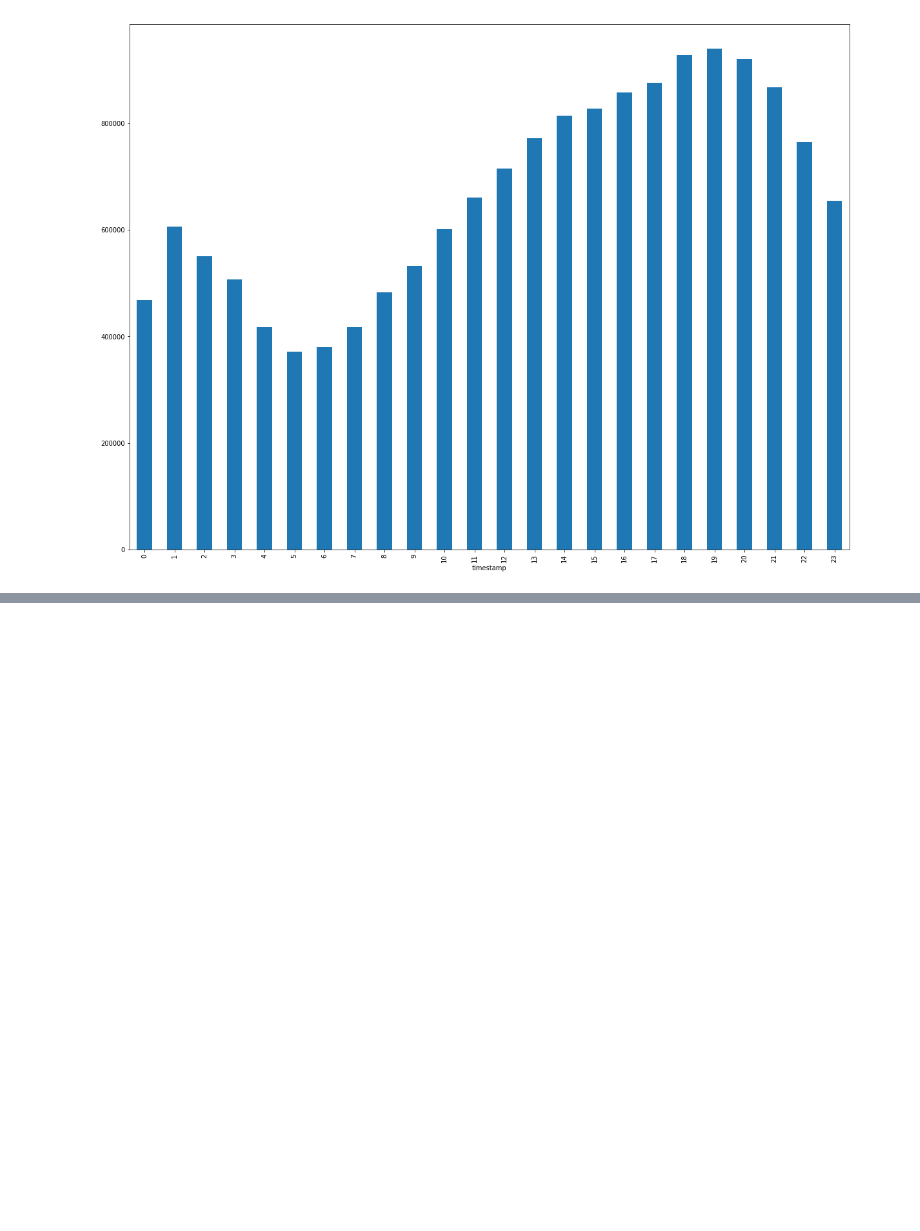
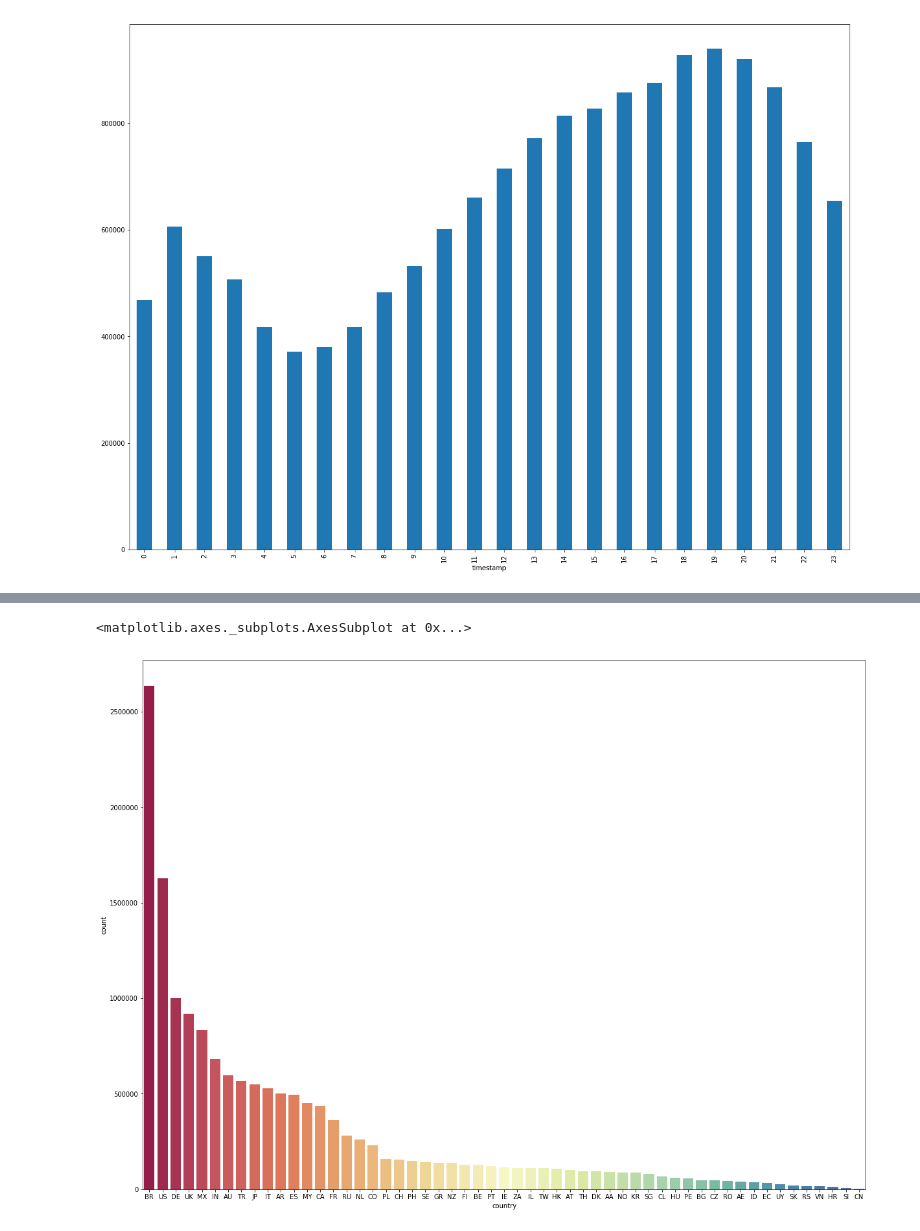
Before and after one commit to antonpetkoff/recsys-2019, a Jupyter notebook: notebooks/01-data-exploration.ipynb, the cells around one changed output, grey strips where cells are left out. Drawn from its saved outputs; the diff is of its cells as text; code cells hidden in the pictures; blank space fills up the shorter version.

```diff
--- a/notebooks/01-data-exploration.ipynb
+++ b/notebooks/01-data-exploration.ipynb
@@ -128,0 +131,5 @@ sns.barplot(x='action_type',y='count', data=action_types_df, palette='Spectral')
+# %%
+platform_df = pd.DataFrame.from_dict(Counter(df['platform']), orient='index').reset_index()
+platform_df = platform_df.rename(columns={'index': 'country', 0: 'count'})
+platform_df = platform_df.sort_values(by='count', ascending=False)
+platform_df
@@ -128,0 +154,6 @@ sns.barplot(x='action_type',y='count', data=action_types_df, palette='Spectral')
+# %%
+plt.figure(figsize=(20,15))
+sns.barplot(x='country',y='count', data=platform_df, palette='Spectral')
+# %% [output]
+<matplotlib.axes._subplots.AxesSubplot at 0x...>
+[figure, added]
```
Also changed, not shown: parts of 5 cells of this notebook, 1 other file.
